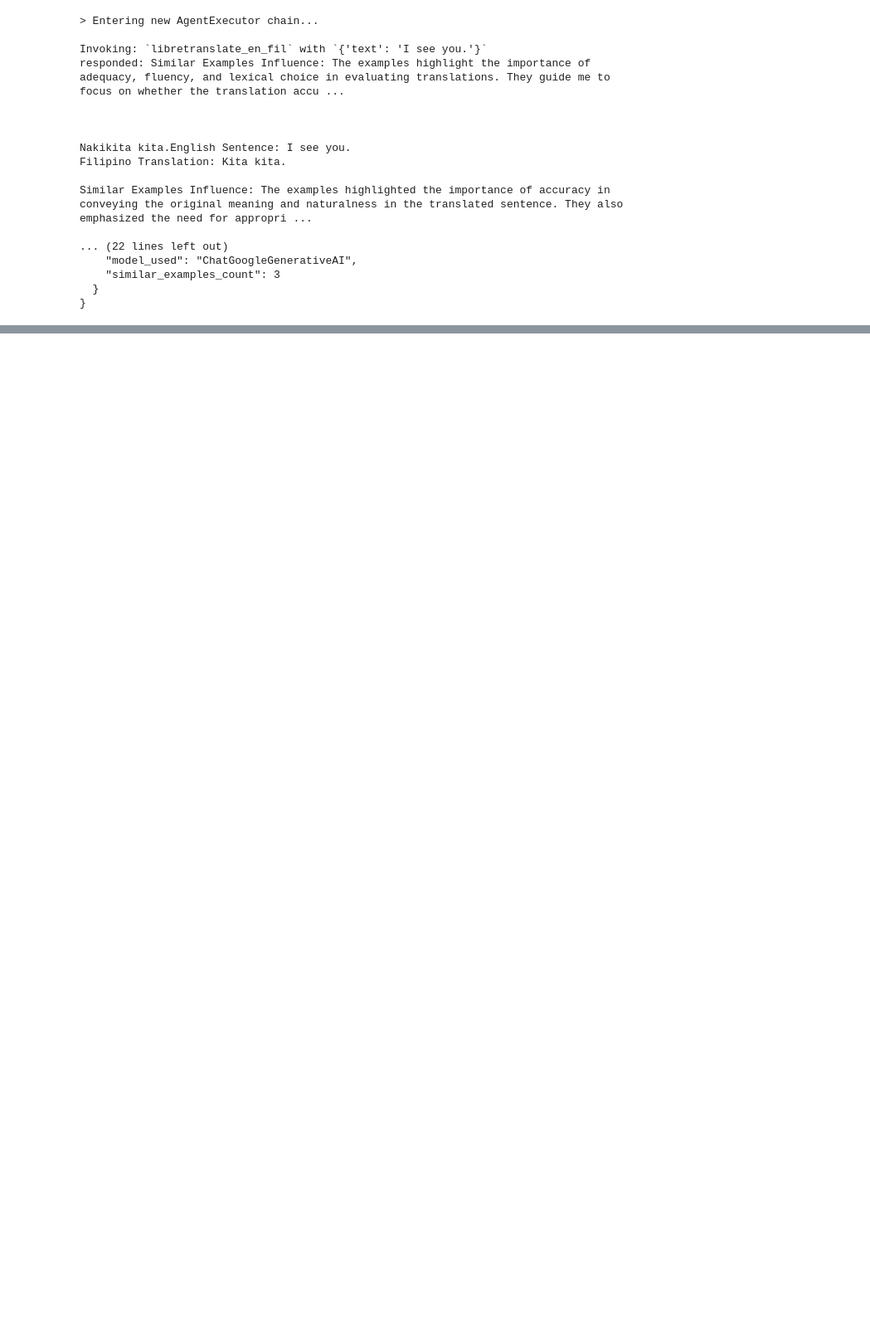
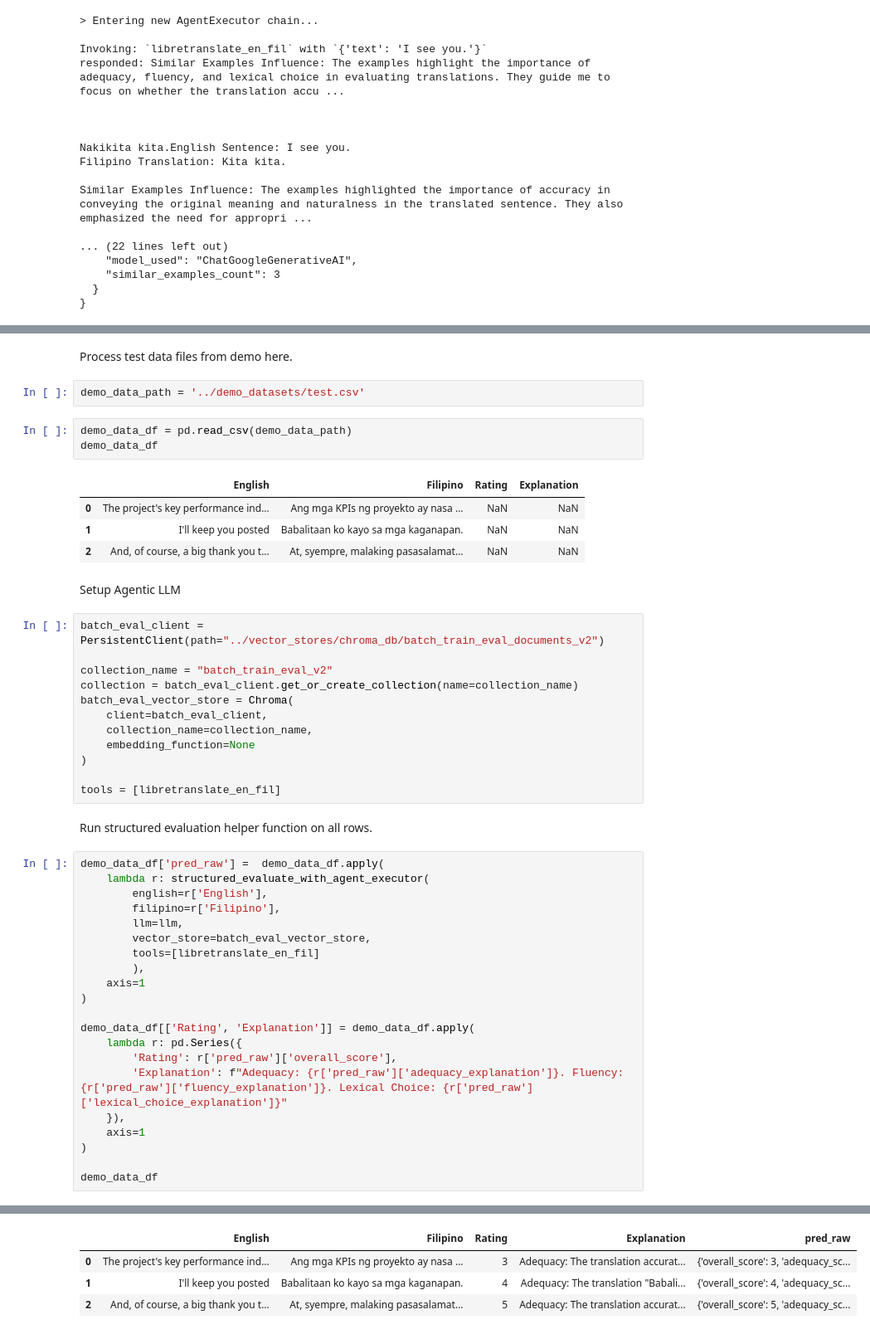
Before and after one commit to riki-11/csc420m-llm-as-judge, a Jupyter notebook: agentic-judge/agentic_judge.ipynb, the cells around one changed output, grey strips where cells are left out. Shown at 83% size. Cells and saved outputs as stored; diff of their text form; blank space fills up the shorter version.

Commit message:
feat: add implementation for taking in test csv files.

```diff
--- a/agentic-judge/agentic_judge.ipynb
+++ b/agentic-judge/agentic_judge.ipynb
@@ -987,0 +985,50 @@ Similar Examples Influence: The examples highlighted the importance of accuracy
+# %% [markdown]
+Process test data files from demo here.
+# %%
+demo_data_path = '../demo_datasets/test.csv'
+# %%
+demo_data_df = pd.read_csv(demo_data_path)
+demo_data_df
+# %% [output]
+|  | English | Filipino | Rating | Explanation |
+| 0 | The project's key performance ind... | Ang mga KPIs ng proyekto ay nasa ... | NaN | NaN |
+| 1 | I'll keep you posted | Babalitaan ko kayo sa mga kaganapan. | NaN | NaN |
+| 2 | And, of course, a big thank you t... | At, syempre, malaking pasasalamat... | NaN | NaN |
+# %% [markdown]
+Setup Agentic LLM
+# %%
+batch_eval_client = PersistentClient(path="../vector_stores/chroma_db/batch_train_eval_documents_v2")
+
+collection_name = "batch_train_eval_v2"
+collection = batch_eval_client.get_or_create_collection(name=collection_name)
+batch_eval_vector_store = Chroma(
+    client=batch_eval_client,
+    collection_name=collection_name,
+    embedding_function=None
+)
+
+tools = [libretranslate_en_fil]
+# %% [markdown]
+Run structured evaluation helper function on all rows.
+# %%
+demo_data_df['pred_raw'] =  demo_data_df.apply(
+    lambda r: structured_evaluate_with_agent_executor(
+        english=r['English'],
+        filipino=r['Filipino'],
+        llm=llm,
+        vector_store=batch_eval_vector_store,
+        tools=[libretranslate_en_fil]
+        ),
+    axis=1
+)
+
+demo_data_df[['Rating', 'Explanation']] = demo_data_df.apply(
+    lambda r: pd.Series({
+        'Rating': r['pred_raw']['overall_score'],
+        'Explanation': f"Adequacy: {r['pred_raw']['adequacy_explanation']}. Fluency: {r['pred_raw']['fluency_explanation']}. Lexical Choice: {r['pred_raw']['lexical_choice_explanation']}"
+    }),
+    axis=1
+)
+
+demo_data_df
+# %% [output]
@@ -987,0 +1052,4 @@ Similar Examples Influence: The examples highlighted the importance of accuracy
+|  | English | Filipino | Rating | Explanation | pred_raw |
+| 0 | The project's key performance ind... | Ang mga KPIs ng proyekto ay nasa ... | 3 | Adequacy: The translation accurat... | {'overall_score': 3, 'adequacy_sc... |
+| 1 | I'll keep you posted | Babalitaan ko kayo sa mga kaganapan. | 4 | Adequacy: The translation "Babali... | {'overall_score': 4, 'adequacy_sc... |
+| 2 | And, of course, a big thank you t... | At, syempre, malaking pasasalamat... | 5 | Adequacy: The translation accurat... | {'overall_score': 5, 'adequacy_sc... |
```
Also changed, not shown: parts of 6 cells of this notebook, 4 other files.
